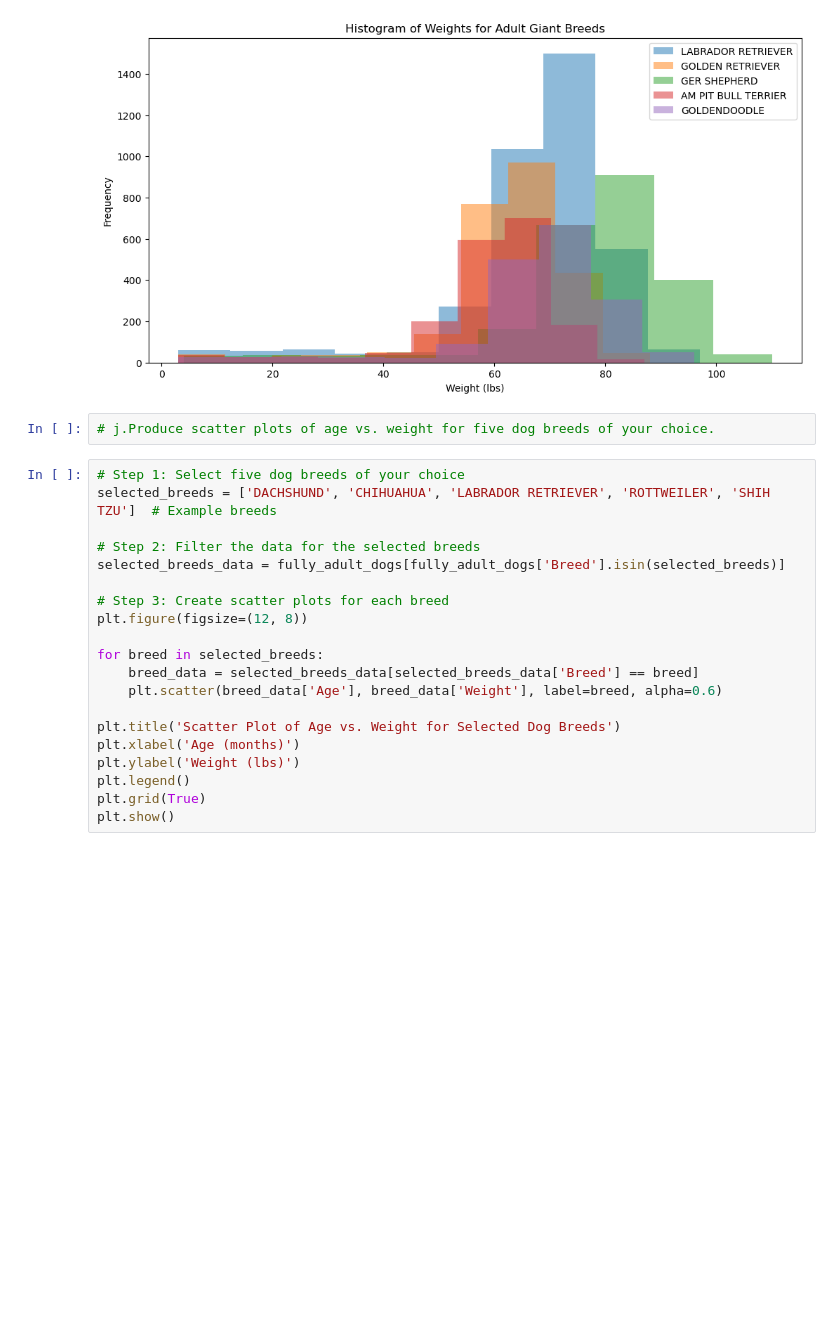
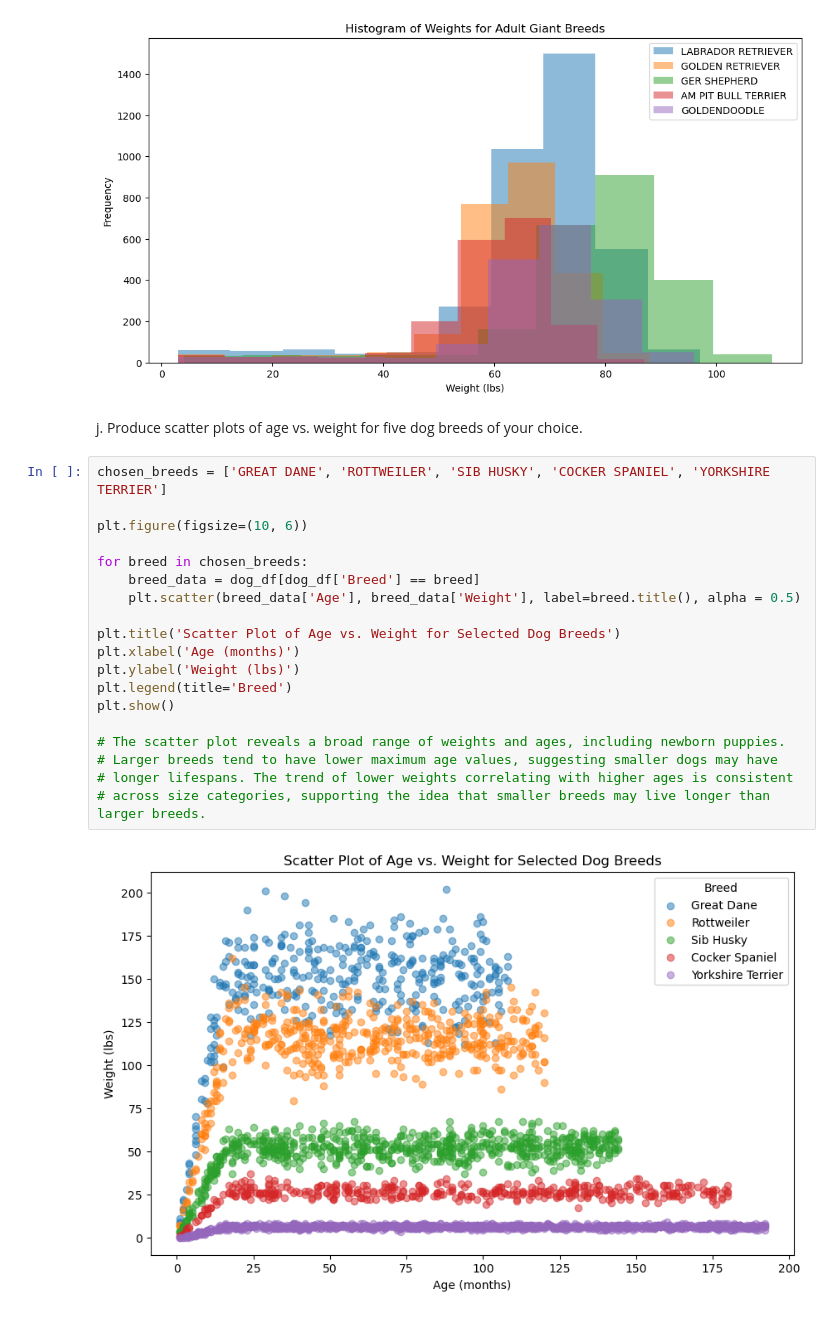
Before and after one commit to santiagoe9107/Python_Data_Visualization_HW1, a Jupyter notebook: homework1.ipynb, the cells around one changed output. Drawn from its saved outputs; the diff is of its cells as text; blank space fills up the shorter version.

Commit message:
Final touches from me, modified scatter plot to include all ages

```diff
--- a/homework1.ipynb
+++ b/homework1.ipynb
@@ -434,25 +434,26 @@ GREAT PYRENEES   134.0
 ROTTWEILER       162.0
 [figure]
 [figure]
-# %%
-# j.Produce scatter plots of age vs. weight for five dog breeds of your choice.
+# %% [markdown]
+j. Produce scatter plots of age vs. weight for five dog breeds of your choice.
 # %%
-# Step 1: Select five dog breeds of your choice
-selected_breeds = ['DACHSHUND', 'CHIHUAHUA', 'LABRADOR RETRIEVER', 'ROTTWEILER', 'SHIH TZU']  # Example breeds
+chosen_breeds = ['GREAT DANE', 'ROTTWEILER', 'SIB HUSKY', 'COCKER SPANIEL', 'YORKSHIRE TERRIER']
 
-# Step 2: Filter the data for the selected breeds
-selected_breeds_data = fully_adult_dogs[fully_adult_dogs['Breed'].isin(selected_breeds)]
+plt.figure(figsize=(10, 6))
 
-# Step 3: Create scatter plots for each breed
-plt.figure(figsize=(12, 8))
-
-for breed in selected_breeds:
-    breed_data = selected_breeds_data[selected_breeds_data['Breed'] == breed]
-    plt.scatter(breed_data['Age'], breed_data['Weight'], label=breed, alpha=0.6)
+for breed in chosen_breeds:
+    breed_data = dog_df[dog_df['Breed'] == breed]
+    plt.scatter(breed_data['Age'], breed_data['Weight'], label=breed.title(), alpha = 0.5)
 
 plt.title('Scatter Plot of Age vs. Weight for Selected Dog Breeds')
 plt.xlabel('Age (months)')
 plt.ylabel('Weight (lbs)')
-plt.legend()
-plt.grid(True)
+plt.legend(title='Breed')
 plt.show()
+
+# The scatter plot reveals a broad range of weights and ages, including newborn puppies.
+# Larger breeds tend to have lower maximum age values, suggesting smaller dogs may have
+# longer lifespans. The trend of lower weights correlating with higher ages is consistent
+# across size categories, supporting the idea that smaller breeds may live longer than larger breeds.
+# %% [output]
+[figure, added]
```
